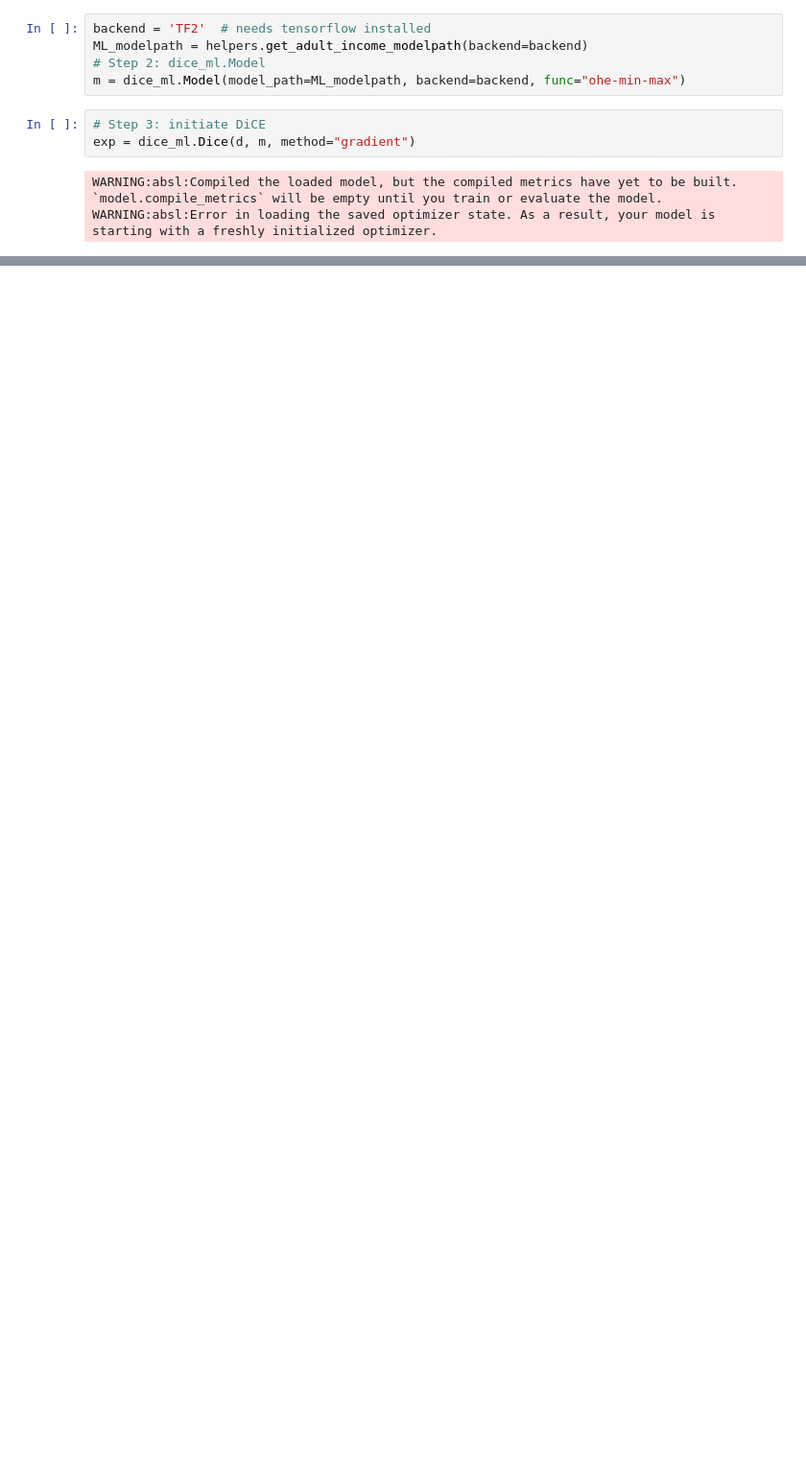
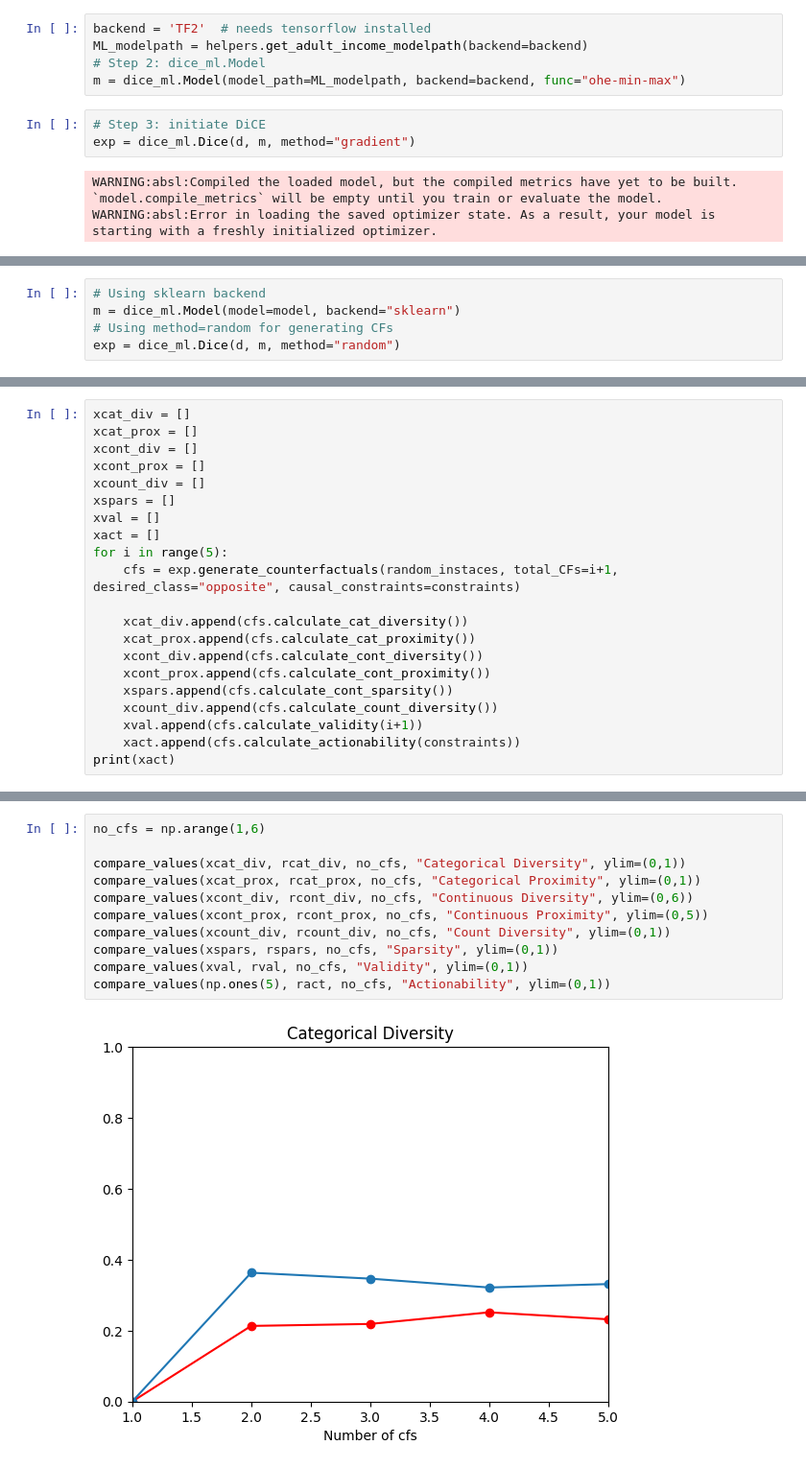
Before and after one commit to izzimillar/DiCE, a Jupyter notebook: docs/source/notebooks/evaluation.ipynb, the cells around one changed output, grey strips where cells are left out. Shown at 96% size. Drawn from its saved outputs; the diff is of its cells as text; blank space fills up the shorter version.

```diff
--- a/docs/source/notebooks/evaluation.ipynb
+++ b/docs/source/notebooks/evaluation.ipynb
@@ -146,0 +323,5 @@ print(nval)
+# %%
+# Using sklearn backend
+m = dice_ml.Model(model=model, backend="sklearn")
+# Using method=random for generating CFs
+exp = dice_ml.Dice(d, m, method="random")
@@ -146,0 +355,21 @@ print(nval)
+# %%
+xcat_div = []
+xcat_prox = []
+xcont_div = []
+xcont_prox = []
+xcount_div = []
+xspars = []
+xval = []
+xact = []
+for i in range(5):
+	cfs = exp.generate_counterfactuals(random_instaces, total_CFs=i+1, desired_class="opposite", causal_constraints=constraints)
+
+	xcat_div.append(cfs.calculate_cat_diversity())
+	xcat_prox.append(cfs.calculate_cat_proximity())
+	xcont_div.append(cfs.calculate_cont_diversity())
+	xcont_prox.append(cfs.calculate_cont_proximity())
+	xspars.append(cfs.calculate_cont_sparsity())
+	xcount_div.append(cfs.calculate_count_diversity())
+	xval.append(cfs.calculate_validity(i+1))
+	xact.append(cfs.calculate_actionability(constraints))
+print(xact)
@@ -146,0 +380,13 @@ print(nval)
+# %%
+no_cfs = np.arange(1,6)
+
+compare_values(xcat_div, rcat_div, no_cfs, "Categorical Diversity", ylim=(0,1))
+compare_values(xcat_prox, rcat_prox, no_cfs, "Categorical Proximity", ylim=(0,1))
+compare_values(xcont_div, rcont_div, no_cfs, "Continuous Diversity", ylim=(0,6))
+compare_values(xcont_prox, rcont_prox, no_cfs, "Continuous Proximity", ylim=(0,5))
+compare_values(xcount_div, rcount_div, no_cfs, "Count Diversity", ylim=(0,1))
+compare_values(xspars, rspars, no_cfs, "Sparsity", ylim=(0,1))
+compare_values(xval, rval, no_cfs, "Validity", ylim=(0,1))
+compare_values(np.ones(5), ract, no_cfs, "Actionability", ylim=(0,1))
+# %% [output]
+[figure, added]
```
Also changed, not shown: parts of 21 cells of this notebook, 6 other files.
